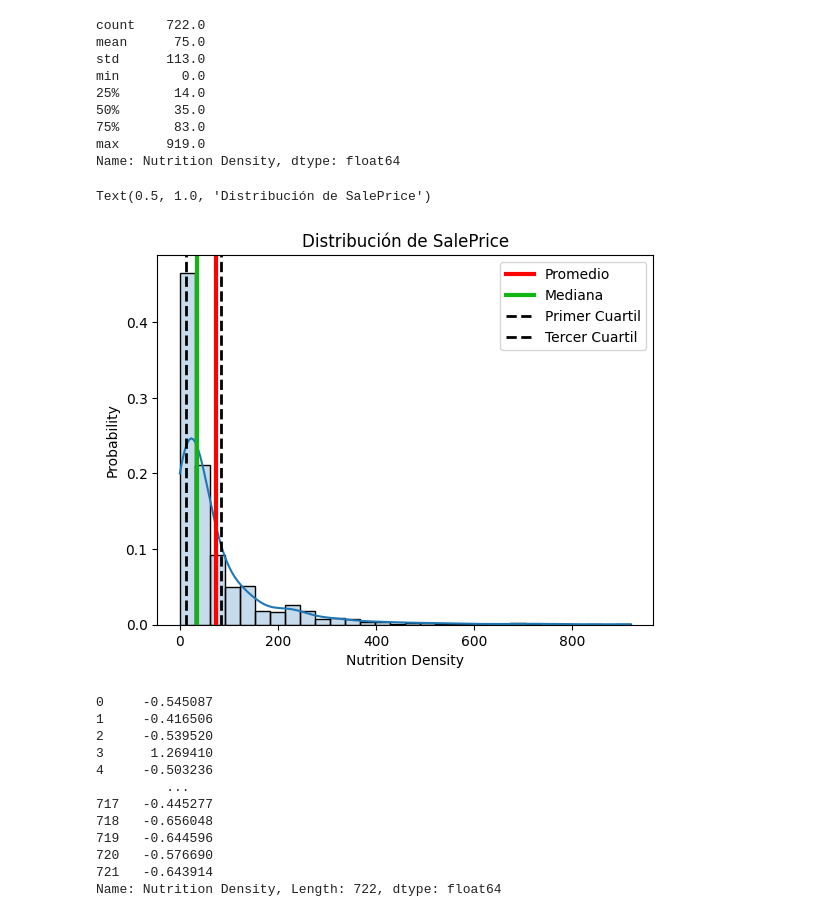
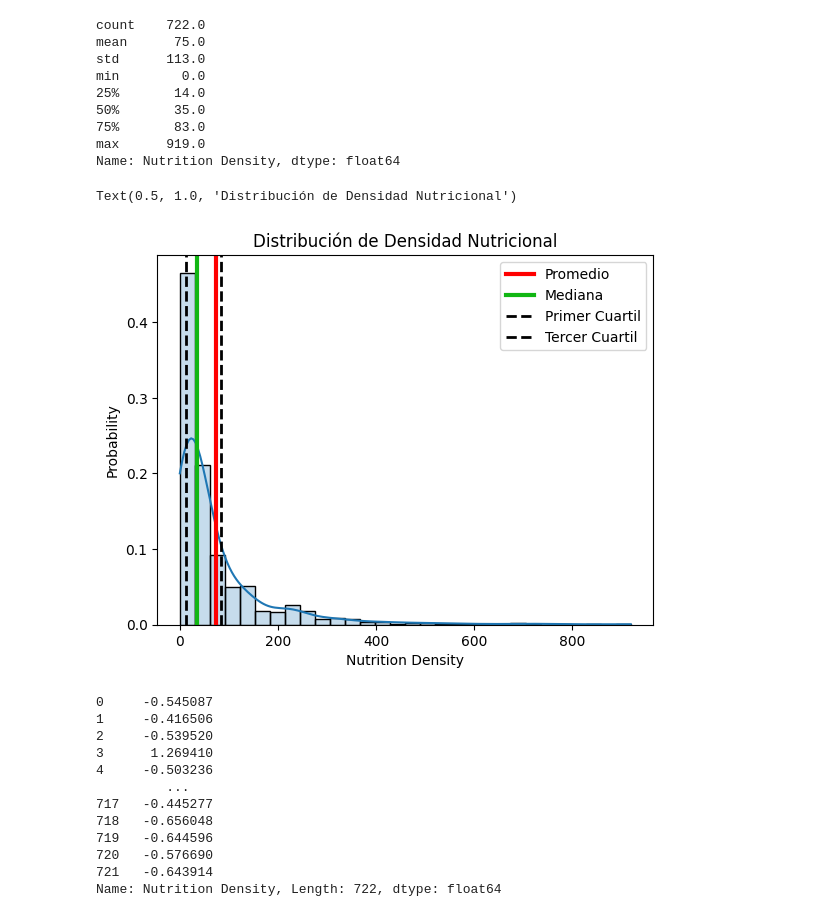
Before and after one commit to NatanCuello30/Data-Science-1, a Jupyter notebook: DataScience/FINAL_FOOD_DATASET/ProyectoDS_Parte1_+Cuello.ipynb, the cells around one changed output. Cells and saved outputs as stored; diff of their text form; code cells hidden in the pictures.

```diff
--- a/DataScience/FINAL_FOOD_DATASET/ProyectoDS_Parte1_+Cuello.ipynb
+++ b/DataScience/FINAL_FOOD_DATASET/ProyectoDS_Parte1_+Cuello.ipynb
@@ -758,36 +736,36 @@ sns.histplot(data = df,
              kde = True,
              stat='probability')
 # Agrego linea de promedio
 plt.axvline(x = media,
             color = 'red',
             linestyle = '-',
             label = 'Promedio',
             linewidth = 3)
 # Agrego linea de mediana
 plt.axvline(x = mediana,
             color = '#11B613',
             linestyle = '-',
             label = 'Mediana',
             linewidth = 3)
 # Agrego linea de primer cuartil
 plt.axvline(x = primer_cuartil,
             color = 'black',
             linestyle = '--',
             label = 'Primer Cuartil',
             linewidth = 2)
 # Agrego linea de tercer cuartil
 plt.axvline(x = tercer_cuartil,
             color = 'black',
             linestyle = '--',
             label = 'Tercer Cuartil',
             linewidth = 2)
 
 plt.legend()
 
-plt.title('Distribución de SalePrice')
+plt.title('Distribución de Densidad Nutricional')
 # %% [output]
-Text(0.5, 1.0, 'Distribución de SalePrice')
+Text(0.5, 1.0, 'Distribución de Densidad Nutricional')
-[figure, old version]
+[figure, new version]
 # %%
 # Metodo 2: Z-Score
 media = var_target.mean()
```
Also changed, not shown: parts of 20 cells of this notebook.
